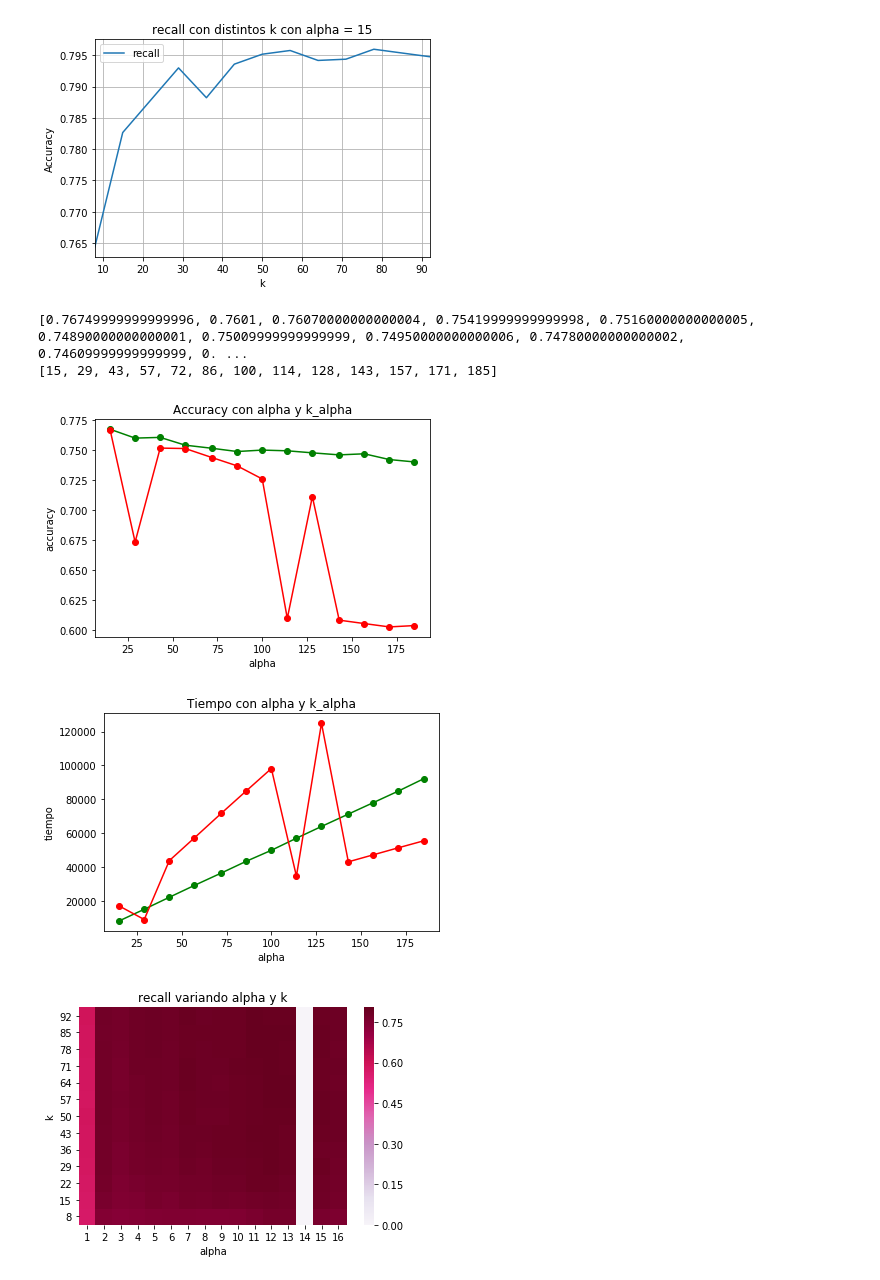
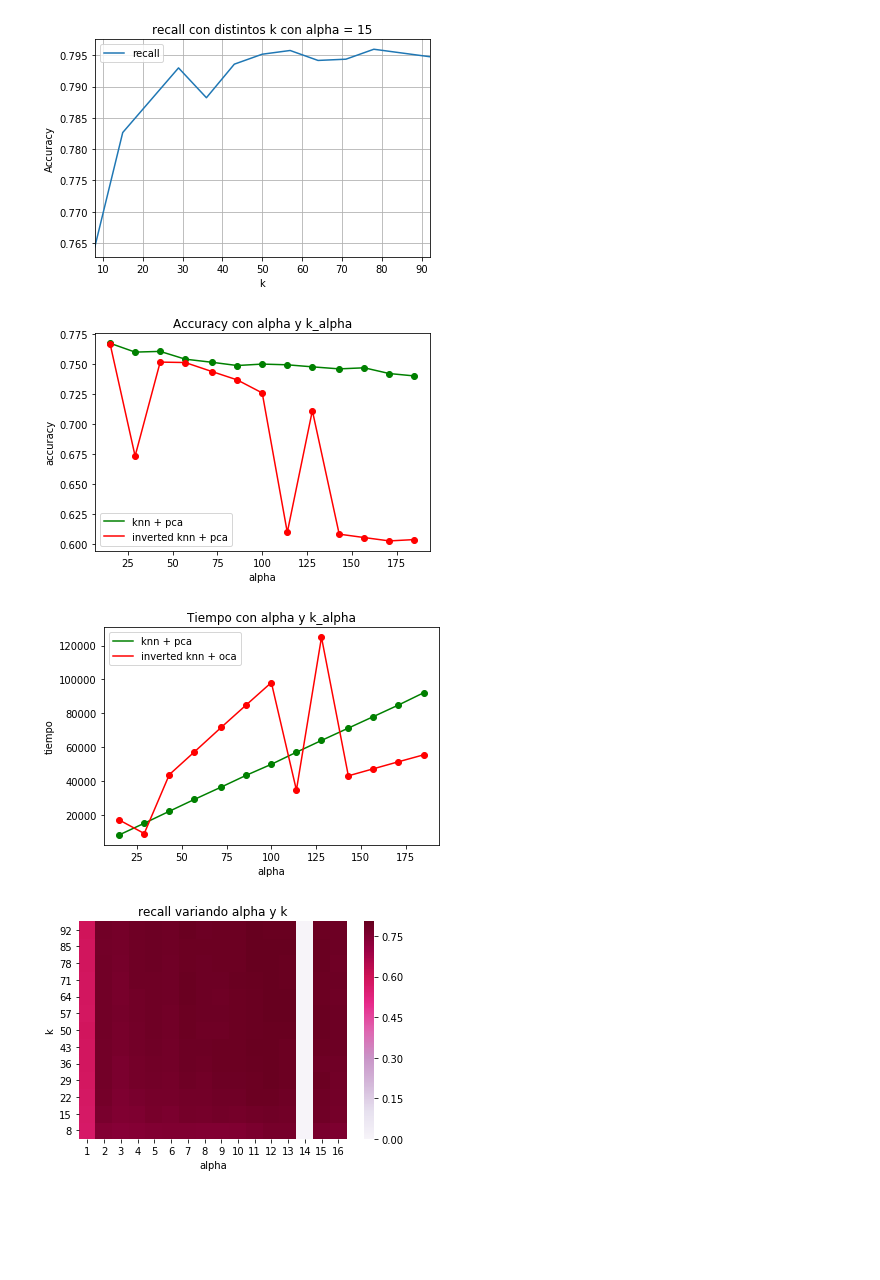
Before and after one commit to ABorgna/metnum, a Jupyter notebook: tp2/exp/graf-k-vs-alpha-vs-accuracy.ipynb, the cells around one changed output. Saved outputs shown, nothing was run; the diff lists cells and outputs as text; code cells hidden in the pictures; blank space fills up the shorter version.

```diff
--- a/tp2/exp/graf-k-vs-alpha-vs-accuracy.ipynb
+++ b/tp2/exp/graf-k-vs-alpha-vs-accuracy.ipynb
@@ -162,45 +163,41 @@ for x in range(15, 186):
         dff2.append((x, mejork, mejoracc, tiempo))
 
 x_val = [x[0] for x in df2]
 y_val = [x[2] for x in df2]
 x_val_2 = [x[0] for x in dff2]
 y_val_2 = [x[2] for x in dff2]
 
-print (y_val)
-print (x_val_2)
 plt.title('Accuracy con alpha y k_alpha')
 plt.ylabel(r'accuracy')
 plt.xlabel(r'alpha')
-plt.plot(x_val,y_val, 'g')
+plt.plot(x_val,y_val, 'g', label = "knn + pca")
 plt.plot(x_val,y_val,'og')
-plt.plot(x_val_2,y_val_2, 'r')
+plt.plot(x_val_2,y_val_2, 'r', label = "inverted knn + pca")
 plt.plot(x_val_2,y_val_2,'or')
-
+plt.legend()
 
 plt.savefig('./img/comparacion-inverted-mejork.png')
 plt.show()
 
 x_val = [x[0] for x in df2]
 y_val = [x[3] for x in df2]
 x_val_2 = [x[0] for x in dff2]
 y_val_2 = [x[3] for x in dff2]
 
 plt.title('Tiempo con alpha y k_alpha')
 plt.ylabel(r'tiempo')
 plt.xlabel(r'alpha')
 plt.plot(x_val,y_val, 'g', label="knn + pca")
-plt.plot(x_val,y_val,'og', label="knn + pca")
-plt.plot(x_val_2,y_val_2, 'r',label="inverted knn")
+plt.plot(x_val,y_val,'og')
+plt.plot(x_val_2,y_val_2, 'r',label="inverted knn + oca")
 plt.plot(x_val_2,y_val_2,'or')
-
+plt.legend()
 
 plt.savefig('./img/comparacion-inverted-mejork-tiempo.png')
 plt.show()
 # %% [output]
-[0.76749999999999996, 0.7601, 0.76070000000000004, 0.75419999999999998, 0.75160000000000005, 0.74890000000000001, 0.75009999999999999, 0.74950000000000006, 0.74780000000000002, 0.74609999999999999, 0. ...
-[15, 29, 43, 57, 72, 86, 100, 114, 128, 143, 157, 171, 185]
-[figure, old version]
+[figure, new version]
-[figure, old version]
+[figure, new version]
 # %%
 df = pd.read_csv('./res/tiempos_variando_alpha_k1_17_1_100.csv', sep=',', engine='python')
 # print(df)
```
Also changed, not shown: parts of 4 cells of this notebook, 25 other files.
